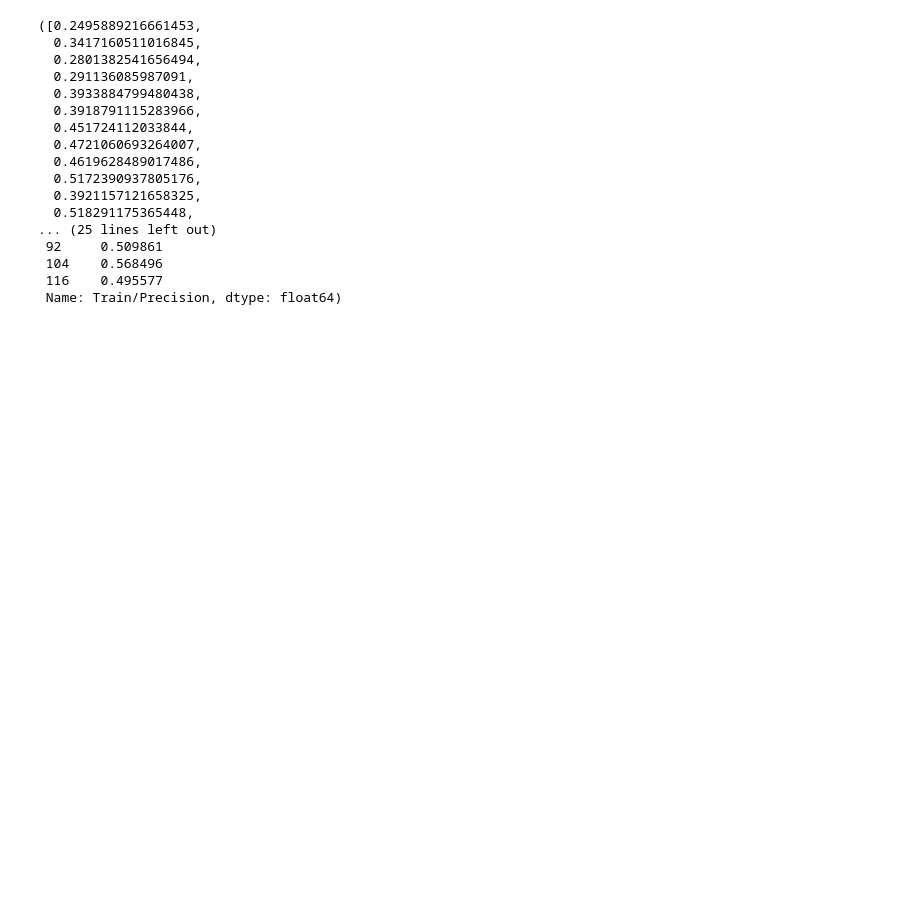
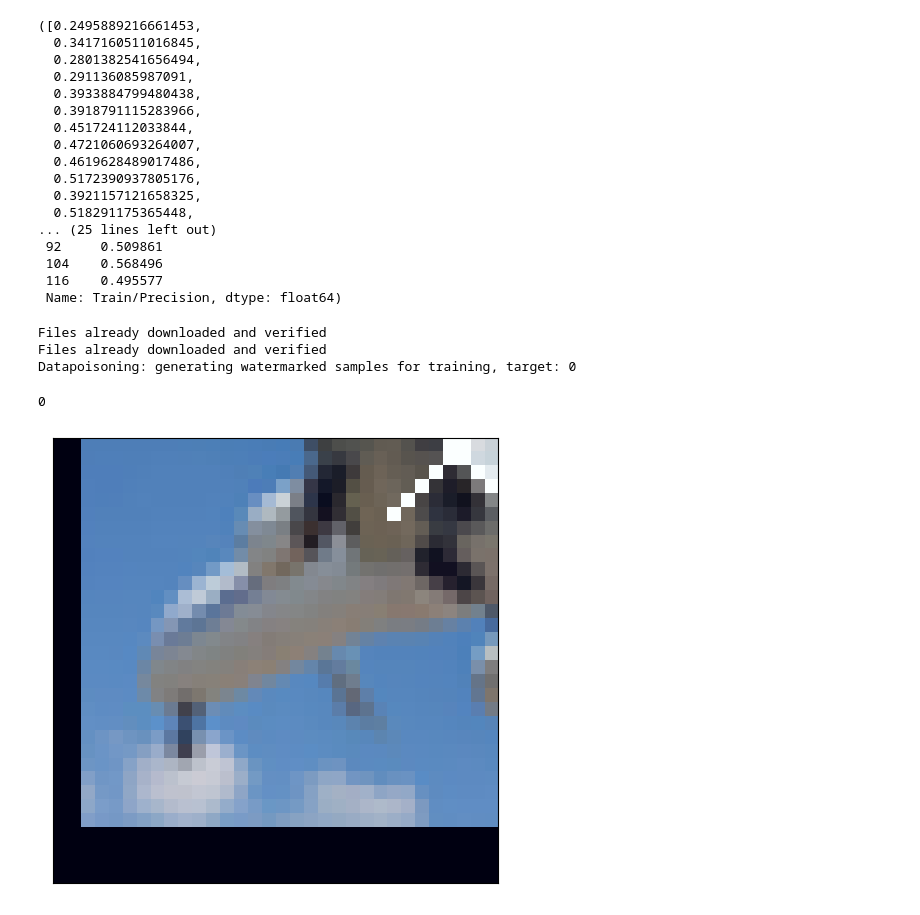
Before and after one commit to luke-feng/beidou, a Jupyter notebook: test.ipynb, the cells around one changed output. Saved outputs shown, nothing was run; the diff lists cells and outputs as text; code cells hidden in the pictures; blank space fills up the shorter version.

Commit message:
dynamic data

```diff
--- a/test.ipynb
+++ b/test.ipynb
@@ -660,0 +723,32 @@ list(df['TrainEpoch/Precision'].dropna()), df['Train/Precision'].dropna()
+# %%
+dataset_name = "Cifar10"
+train_dataset, test_dataset = load_dataset(dataset_name)
+targets = train_dataset.targets
+alpha = 100
+num_peers = 10
+client_indices = dirichlet_sampling_balanced(targets, alpha, num_peers)
+client = 0
+indices = client_indices[client]
+
+
+tr_subset = ChangeableSubset(train_dataset, indices, data_poisoning=True, poisoned_sample_ratio=100, targeted=True )
+
+data_train, data_val = random_split(
+            tr_subset,
+            [
+                int(len(tr_subset) * 0.8),
+                len(tr_subset) - int(len(tr_subset) * 0.8),
+            ],
+        )
+# %% [output]
+Files already downloaded and verified
+Files already downloaded and verified
+Datapoisoning: generating watermarked samples for training, target: 0
+# %%
+data_train.dataset[0][1]
+# %% [output]
+0
+# %%
+plot([data_train.dataset[0][0]])
+# %% [output]
+[figure, added]
```
Also changed, not shown: parts of 24 cells of this notebook, 8 other files.
